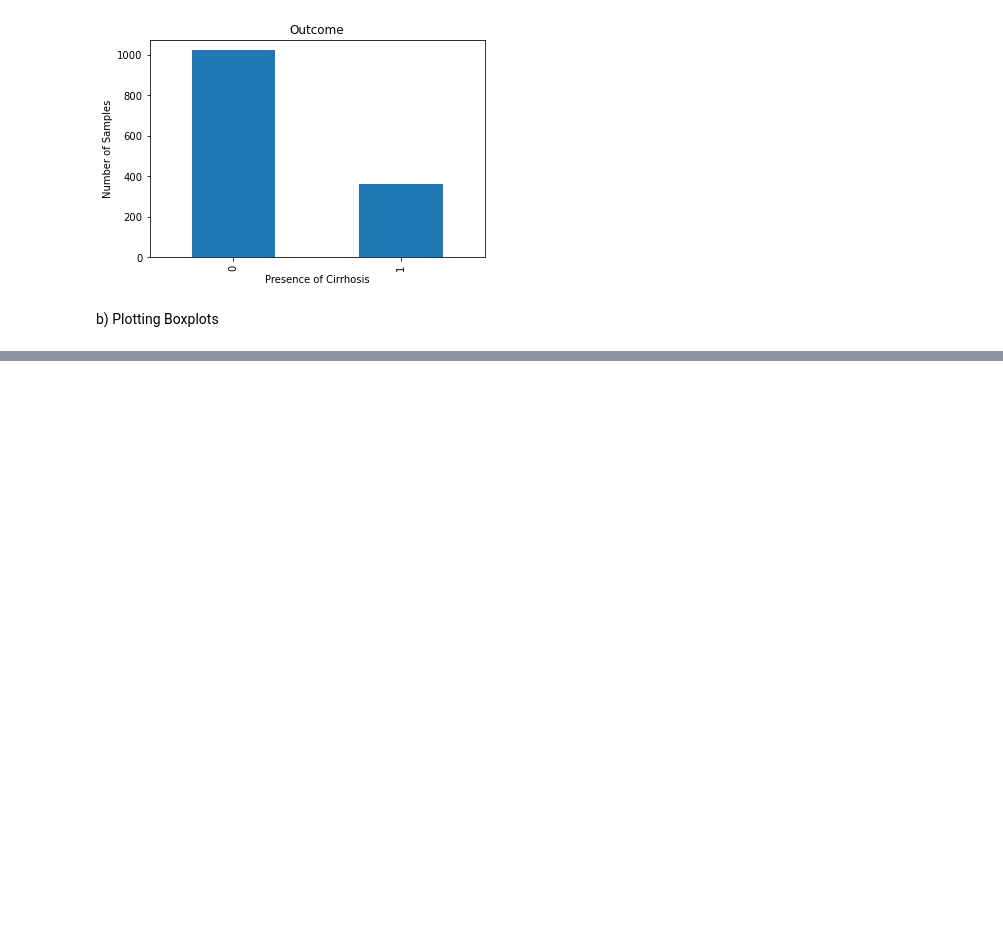
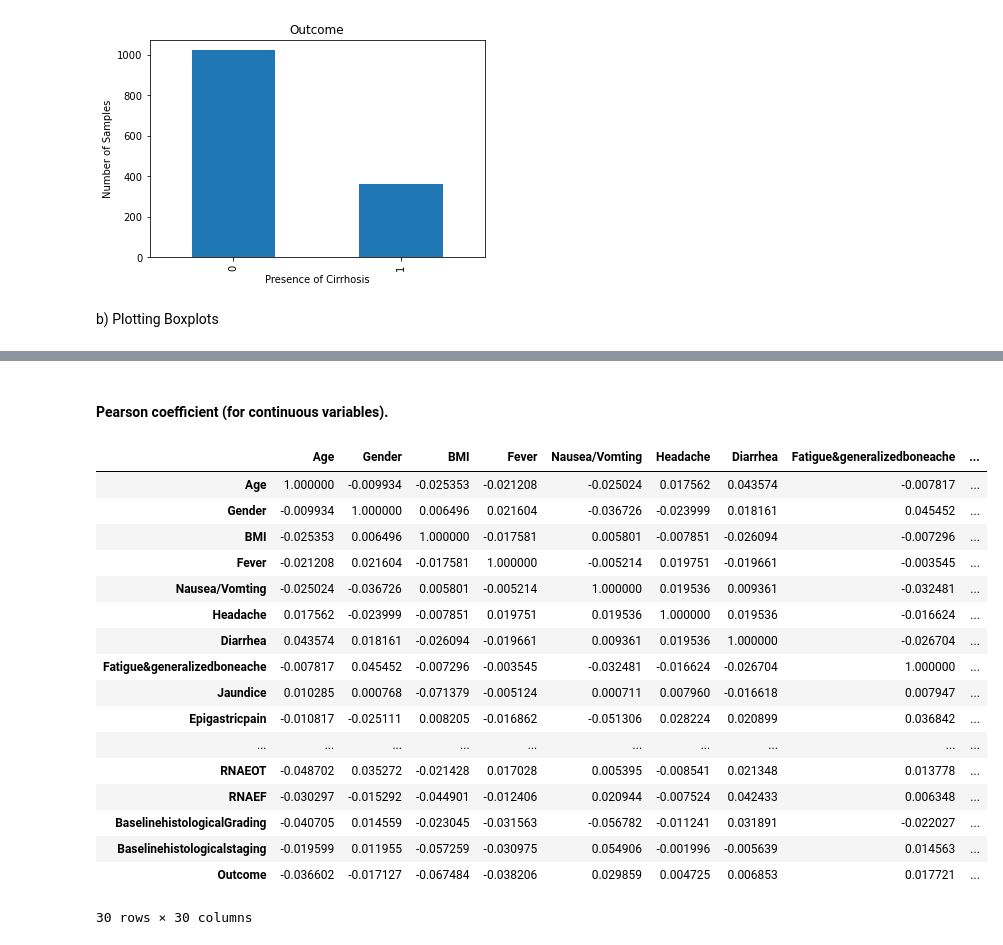
Before and after one commit to paolaparadas29/ProjectAI, a Jupyter notebook: Project_Lab1_final.ipynb, the cells around one changed output, grey strips where cells are left out. Drawn from its saved outputs; the diff is of its cells as text; code cells hidden in the pictures; blank space fills up the shorter version.

```diff
--- a/Project_Lab1_final.ipynb
+++ b/Project_Lab1_final.ipynb
@@ -334,0 +363,23 @@ print_boxplots_hist(headers, data)
+# %% [markdown]
+#### Pearson coefficient (for continuous variables).
+# %%
+data.corr()
+# %% [output]
+|  | Age | Gender | BMI | Fever | Nausea/Vomting | Headache | Diarrhea | Fatigue&generalizedboneache | ... |
+| Age | 1.000000 | -0.009934 | -0.025353 | -0.021208 | -0.025024 | 0.017562 | 0.043574 | -0.007817 | ... |
+| Gender | -0.009934 | 1.000000 | 0.006496 | 0.021604 | -0.036726 | -0.023999 | 0.018161 | 0.045452 | ... |
+| BMI | -0.025353 | 0.006496 | 1.000000 | -0.017581 | 0.005801 | -0.007851 | -0.026094 | -0.007296 | ... |
+| Fever | -0.021208 | 0.021604 | -0.017581 | 1.000000 | -0.005214 | 0.019751 | -0.019661 | -0.003545 | ... |
+| Nausea/Vomting | -0.025024 | -0.036726 | 0.005801 | -0.005214 | 1.000000 | 0.019536 | 0.009361 | -0.032481 | ... |
+| Headache | 0.017562 | -0.023999 | -0.007851 | 0.019751 | 0.019536 | 1.000000 | 0.019536 | -0.016624 | ... |
+| Diarrhea | 0.043574 | 0.018161 | -0.026094 | -0.019661 | 0.009361 | 0.019536 | 1.000000 | -0.026704 | ... |
+| Fatigue&generalizedboneache | -0.007817 | 0.045452 | -0.007296 | -0.003545 | -0.032481 | -0.016624 | -0.026704 | 1.000000 | ... |
+| Jaundice | 0.010285 | 0.000768 | -0.071379 | -0.005124 | 0.000711 | 0.007960 | -0.016618 | 0.007947 | ... |
+| Epigastricpain | -0.010817 | -0.025111 | 0.008205 | -0.016862 | -0.051306 | 0.028224 | 0.020899 | 0.036842 | ... |
+| ... | ... | ... | ... | ... | ... | ... | ... | ... | ... |
+| RNAEOT | -0.048702 | 0.035272 | -0.021428 | 0.017028 | 0.005395 | -0.008541 | 0.021348 | 0.013778 | ... |
+| RNAEF | -0.030297 | -0.015292 | -0.044901 | -0.012406 | 0.020944 | -0.007524 | 0.042433 | 0.006348 | ... |
+| BaselinehistologicalGrading | -0.040705 | 0.014559 | -0.023045 | -0.031563 | -0.056782 | -0.011241 | 0.031891 | -0.022027 | ... |
+| Baselinehistologicalstaging | -0.019599 | 0.011955 | -0.057259 | -0.030975 | 0.054906 | -0.001996 | -0.005639 | 0.014563 | ... |
+| Outcome | -0.036602 | -0.017127 | -0.067484 | -0.038206 | 0.029859 | 0.004725 | 0.006853 | 0.017721 | ... |
+30 rows × 30 columns
```
Also changed, not shown: parts of 18 cells of this notebook.
